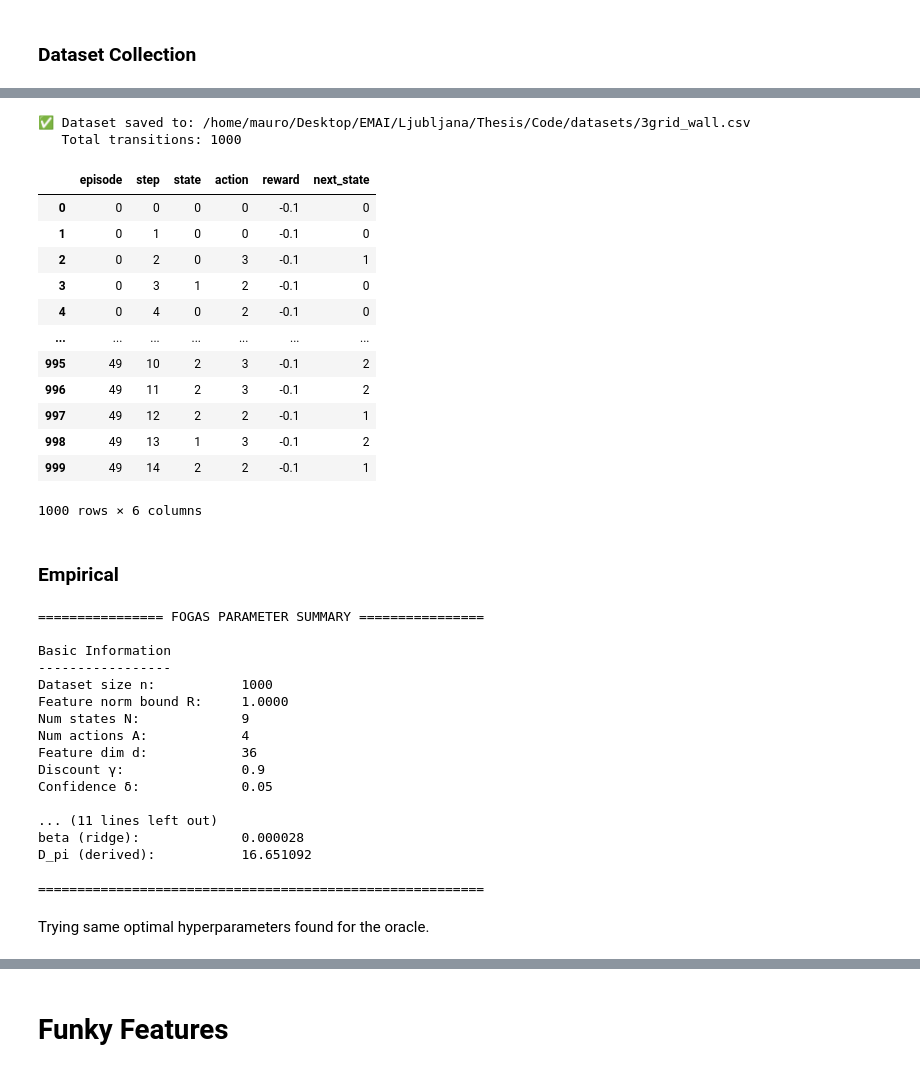
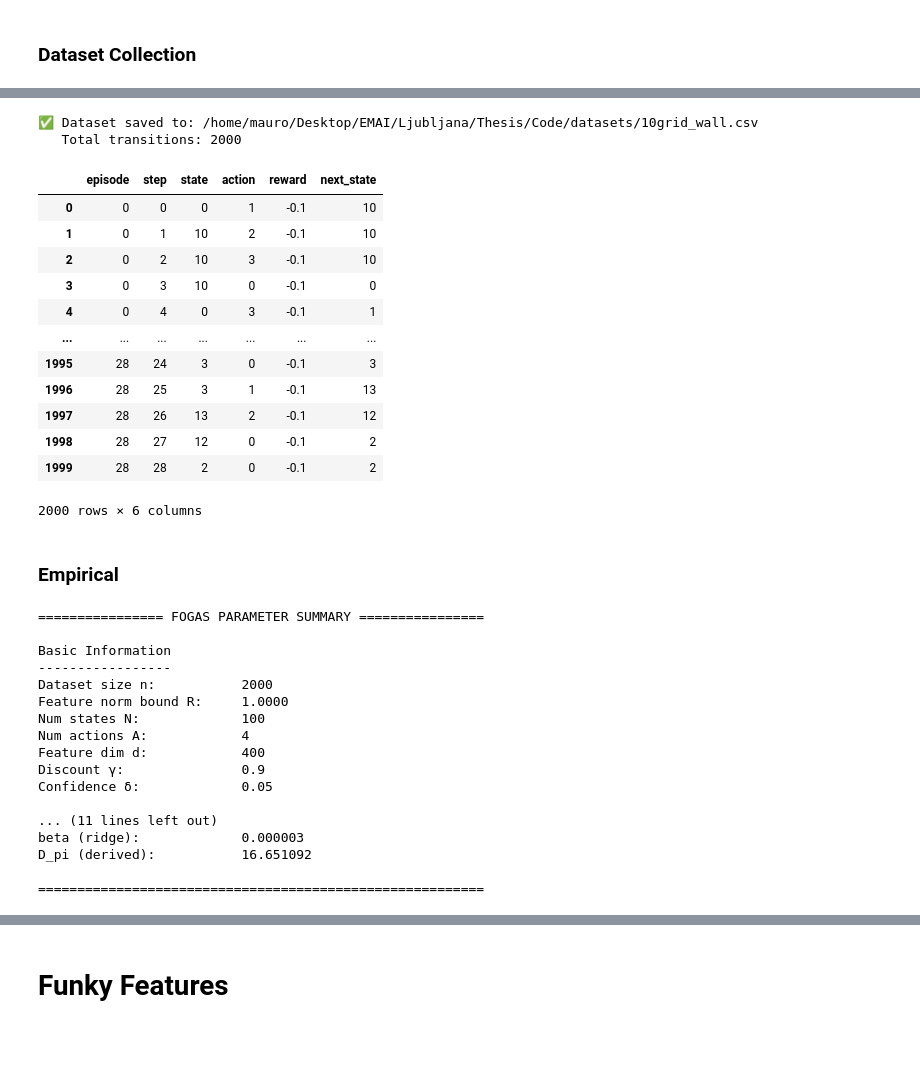
Before and after one commit to maaurod/FOGAS, a Jupyter notebook: testing_vectorized/10grid_wall.ipynb, the cells around one changed output, grey strips where cells are left out. Saved outputs shown, nothing was run; the diff lists cells and outputs as text; code cells hidden in the pictures; blank space fills up the shorter version.

Commit message:
All the last updates to 10x10 grid, to see if works in gpu

```diff
--- a/testing_vectorized/10grid_wall.ipynb
+++ b/testing_vectorized/10grid_wall.ipynb
@@ -98,8 +98,9 @@ PROJECT_ROOT = Path(os.getcwd()).resolve().parents[0]
 # Add project root to the Python path
 sys.path.append(str(PROJECT_ROOT))
 # Define dataset path
-DATASET_PATH = PROJECT_ROOT / "datasets" / "3grid_wall.csv"
+DATASET_PATH = PROJECT_ROOT / "datasets" / "10grid_wall.csv"
+DATASET_PATH_OPT = PROJECT_ROOT / "datasets" / "10grid_wall_opt.csv"
 
-from fogas import FOGASSolverVectorized, FOGASOracleSolverVectorized, FOGASHyperOptimizer, FOGASEvaluator, PolicySolver, EnvDataCollector
+from fogas import FOGASSolverVectorized, FOGASOracleSolverVectorized, FOGASHyperOptimizer, FOGASEvaluator, PolicySolver, EnvDataCollector, DatasetAnalyzer
 
 seed = 42
@@ -281,30 +394,30 @@ Gap (J* − J) = 5.674633e-02
 # %%
-collector = EnvDataCollector(mdp=mdp, env_name="3grid_wall", max_steps=100)
-collector.collect_dataset(n_steps=1000, save_path=str(DATASET_PATH), verbose=True)
+collector = EnvDataCollector(mdp=mdp, env_name="10grid_wall", max_steps=100)
+collector.collect_dataset(n_steps=2000, save_path=str(DATASET_PATH), verbose=True)
 # %% [output]
-✅ Dataset saved to: /home/mauro/Desktop/EMAI/Ljubljana/Thesis/Code/datasets/3grid_wall.csv
-   Total transitions: 1000
+✅ Dataset saved to: /home/mauro/Desktop/EMAI/Ljubljana/Thesis/Code/datasets/10grid_wall.csv
+   Total transitions: 2000
 |  | episode | step | state | action | reward | next_state |
-| 0 | 0 | 0 | 0 | 0 | -0.1 | 0 |
-| 1 | 0 | 1 | 0 | 0 | -0.1 | 0 |
-| 2 | 0 | 2 | 0 | 3 | -0.1 | 1 |
-| 3 | 0 | 3 | 1 | 2 | -0.1 | 0 |
-| 4 | 0 | 4 | 0 | 2 | -0.1 | 0 |
+| 0 | 0 | 0 | 0 | 1 | -0.1 | 10 |
+| 1 | 0 | 1 | 10 | 2 | -0.1 | 10 |
+| 2 | 0 | 2 | 10 | 3 | -0.1 | 10 |
+| 3 | 0 | 3 | 10 | 0 | -0.1 | 0 |
+| 4 | 0 | 4 | 0 | 3 | -0.1 | 1 |
 | ... | ... | ... | ... | ... | ... | ... |
-| 995 | 49 | 10 | 2 | 3 | -0.1 | 2 |
-| 996 | 49 | 11 | 2 | 3 | -0.1 | 2 |
-| 997 | 49 | 12 | 2 | 2 | -0.1 | 1 |
-| 998 | 49 | 13 | 1 | 3 | -0.1 | 2 |
-| 999 | 49 | 14 | 2 | 2 | -0.1 | 1 |
+| 1995 | 28 | 24 | 3 | 0 | -0.1 | 3 |
+| 1996 | 28 | 25 | 3 | 1 | -0.1 | 13 |
+| 1997 | 28 | 26 | 13 | 2 | -0.1 | 12 |
+| 1998 | 28 | 27 | 12 | 0 | -0.1 | 2 |
+| 1999 | 28 | 28 | 2 | 0 | -0.1 | 2 |
-1000 rows × 6 columns
+2000 rows × 6 columns
 # %% [markdown]
 ### Empirical
 # %%
 solver_e = FOGASSolverVectorized(
     mdp=mdp,
     print_params=True,
-    csv_path=str(DATASET_PATH
-), T=1000)
+    csv_path=str(DATASET_PATH),
+    T=1000)
 evaluator_e = FOGASEvaluator(solver_e)
 optimizer_e = FOGASHyperOptimizer(solver=solver_e,metric_callable=evaluator_e.get_metric("reward"), seed=seed)
 # %% [output]
@@ -312,18 +425,16 @@ optimizer_e = FOGASHyperOptimizer(solver=solver_e,metric_callable=evaluator_e.ge
 
 Basic Information
 -----------------
-Dataset size n:           1000
+Dataset size n:           2000
 Feature norm bound R:     1.0000
-Num states N:             9
+Num states N:             100
 Num actions A:            4
-Feature dim d:            36
+Feature dim d:            400
 Discount γ:               0.9
 Confidence δ:             0.05
 
 ... (11 lines left out)
-beta (ridge):             0.000028
+beta (ridge):             0.000003
 D_pi (derived):           16.651092
 
 =========================================================
-# %% [markdown]
-Trying same optimal hyperparameters found for the oracle.
```
Also changed, not shown: parts of 21 cells of this notebook, 16 other files.
